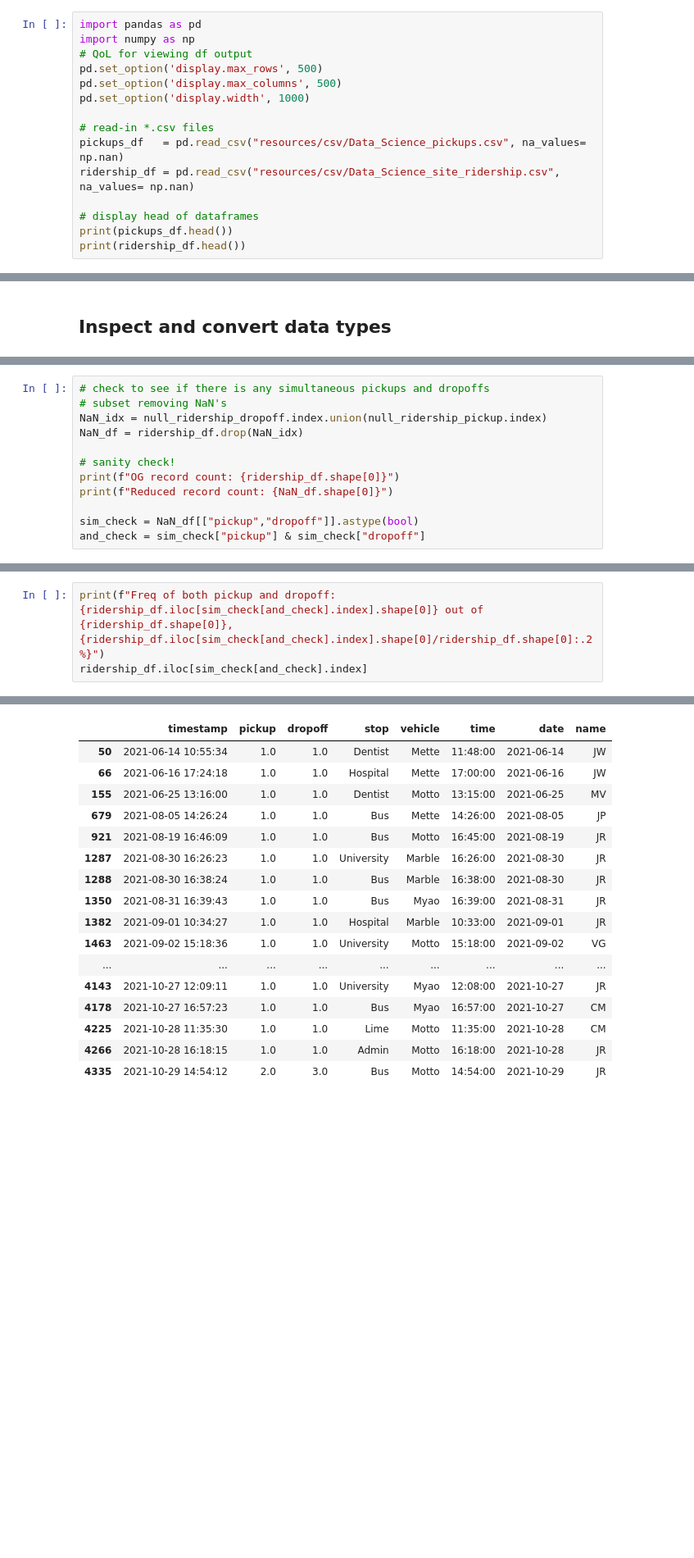
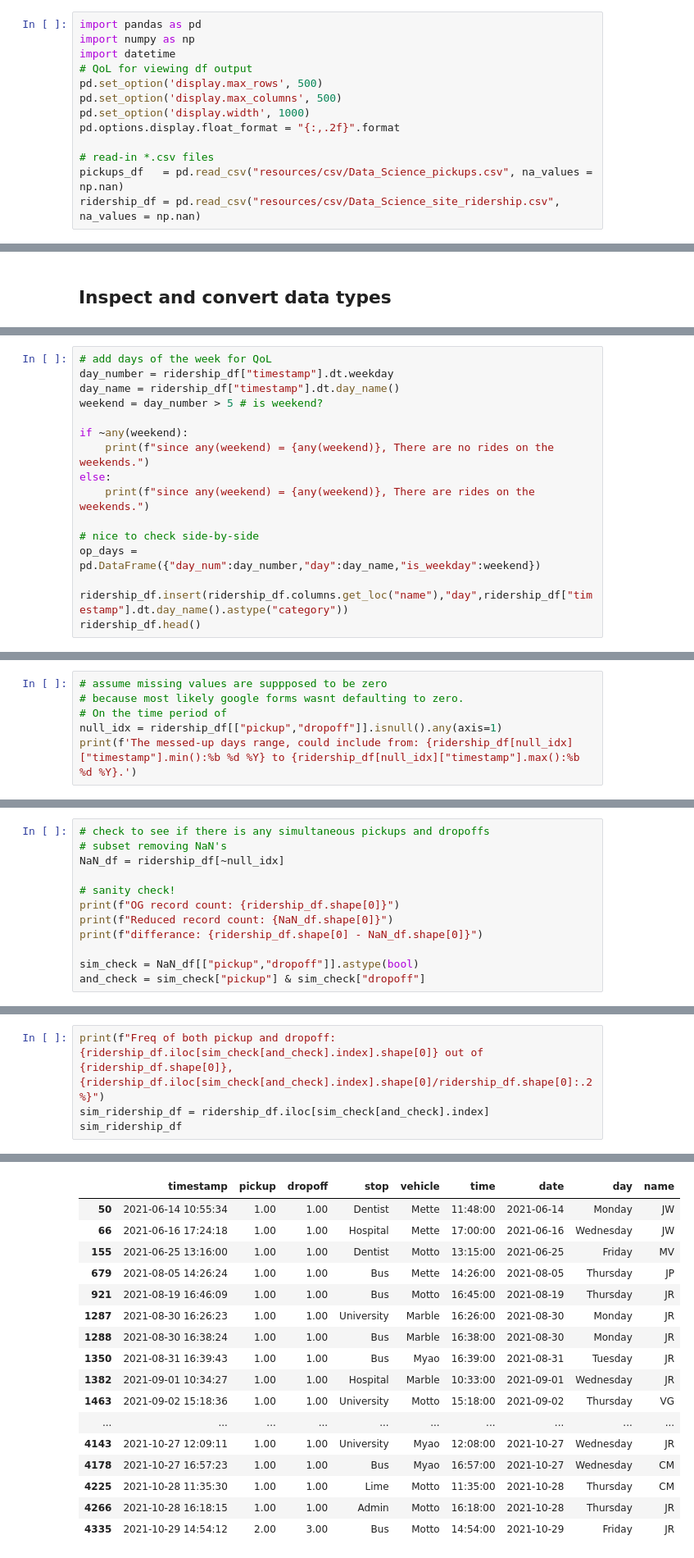
Before and after one commit to jrosilam/MayMobility_TakeHome, a Jupyter notebook: takehome_test.ipynb, the cells around one changed output, grey strips where cells are left out. Shown at 82% size. Cells and saved outputs as stored; diff of their text form; blank space fills up the shorter version.

```diff
--- a/takehome_test.ipynb
+++ b/takehome_test.ipynb
@@ -29,15 +29,13 @@ I just ploted the lat/lon in order from the appendix to give myself a visual aid
 # %%
 import pandas as pd
 import numpy as np
+import datetime
 # QoL for viewing df output
 pd.set_option('display.max_rows', 500)
 pd.set_option('display.max_columns', 500)
 pd.set_option('display.width', 1000)
+pd.options.display.float_format = "{:,.2f}".format
 
 # read-in *.csv files
-pickups_df   = pd.read_csv("resources/csv/Data_Science_pickups.csv", na_values= np.nan)
-ridership_df = pd.read_csv("resources/csv/Data_Science_site_ridership.csv", na_values= np.nan)
-
-# display head of dataframes
-print(pickups_df.head())
-print(ridership_df.head())
+pickups_df   = pd.read_csv("resources/csv/Data_Science_pickups.csv", na_values = np.nan)
+ridership_df = pd.read_csv("resources/csv/Data_Science_site_ridership.csv", na_values = np.nan)
@@ -189,0 +173,16 @@ Missing dropoff data 15 out of 4352 records, 0.34% missing
+# %%
+# add days of the week for QoL
+day_number = ridership_df["timestamp"].dt.weekday
+day_name = ridership_df["timestamp"].dt.day_name()
+weekend = day_number > 5 # is weekend?
+
+if ~any(weekend):
+    print(f"since any(weekend) = {any(weekend)}, There are no rides on the weekends.")
+else:
+    print(f"since any(weekend) = {any(weekend)}, There are rides on the weekends.")
+
+# nice to check side-by-side
+op_days = pd.DataFrame({"day_num":day_number,"day":day_name,"is_weekday":weekend})
+
+ridership_df.insert(ridership_df.columns.get_loc("name"),"day",ridership_df["timestamp"].dt.day_name().astype("category"))
+ridership_df.head()
@@ -249,2 +307,8 @@ Total errors or miussing data in ridership_df is 27.
 | MN | 25.00% | 2 | 8 |
 | HK | 25.00% | 1 | 4 |
+# %%
+# assume missing values are suppposed to be zero
+# because most likely google forms wasnt defaulting to zero.
+# On the time period of
+null_idx = ridership_df[["pickup","dropoff"]].isnull().any(axis=1)
+print(f'The messed-up days range, could include from: {ridership_df[null_idx]["timestamp"].min():%b %d %Y} to {ridership_df[null_idx]["timestamp"].max():%b %d %Y}.')
@@ -251,12 +317,12 @@ Total errors or miussing data in ridership_df is 27.
 # %%
 # check to see if there is any simultaneous pickups and dropoffs
 # subset removing NaN's
-NaN_idx = null_ridership_dropoff.index.union(null_ridership_pickup.index)
-NaN_df = ridership_df.drop(NaN_idx)
+NaN_df = ridership_df[~null_idx]
 
 # sanity check!
 print(f"OG record count: {ridership_df.shape[0]}")
 print(f"Reduced record count: {NaN_df.shape[0]}")
+print(f"differance: {ridership_df.shape[0] - NaN_df.shape[0]}")
 
 sim_check = NaN_df[["pickup","dropoff"]].astype(bool)
 and_check = sim_check["pickup"] & sim_check["dropoff"]
@@ -266,22 +333,23 @@ Reduced record count: 4325
 # %%
 print(f"Freq of both pickup and dropoff: {ridership_df.iloc[sim_check[and_check].index].shape[0]} out of {ridership_df.shape[0]}, {ridership_df.iloc[sim_check[and_check].index].shape[0]/ridership_df.shape[0]:.2%}")
-ridership_df.iloc[sim_check[and_check].index]
+sim_ridership_df = ridership_df.iloc[sim_check[and_check].index]
+sim_ridership_df
 # %% [output]
 Freq of both pickup and dropoff: 74 out of 4352, 1.70%
-|  | timestamp | pickup | dropoff | stop | vehicle | time | date | name |
-| 50 | 2021-06-14 10:55:34 | 1.0 | 1.0 | Dentist | Mette | 11:48:00 | 2021-06-14 | JW |
-| 66 | 2021-06-16 17:24:18 | 1.0 | 1.0 | Hospital | Mette | 17:00:00 | 2021-06-16 | JW |
-| 155 | 2021-06-25 13:16:00 | 1.0 | 1.0 | Dentist | Motto | 13:15:00 | 2021-06-25 | MV |
-| 679 | 2021-08-05 14:26:24 | 1.0 | 1.0 | Bus | Mette | 14:26:00 | 2021-08-05 | JP |
-| 921 | 2021-08-19 16:46:09 | 1.0 | 1.0 | Bus | Motto | 16:45:00 | 2021-08-19 | JR |
-| 1287 | 2021-08-30 16:26:23 | 1.0 | 1.0 | University | Marble | 16:26:00 | 2021-08-30 | JR |
-| 1288 | 2021-08-30 16:38:24 | 1.0 | 1.0 | Bus | Marble | 16:38:00 | 2021-08-30 | JR |
-| 1350 | 2021-08-31 16:39:43 | 1.0 | 1.0 | Bus | Myao | 16:39:00 | 2021-08-31 | JR |
-| 1382 | 2021-09-01 10:34:27 | 1.0 | 1.0 | Hospital | Marble | 10:33:00 | 2021-09-01 | JR |
-| 1463 | 2021-09-02 15:18:36 | 1.0 | 1.0 | University | Motto | 15:18:00 | 2021-09-02 | VG |
-| ... | ... | ... | ... | ... | ... | ... | ... | ... |
-| 4143 | 2021-10-27 12:09:11 | 1.0 | 1.0 | University | Myao | 12:08:00 | 2021-10-27 | JR |
-| 4178 | 2021-10-27 16:57:23 | 1.0 | 1.0 | Bus | Myao | 16:57:00 | 2021-10-27 | CM |
-| 4225 | 2021-10-28 11:35:30 | 1.0 | 1.0 | Lime | Motto | 11:35:00 | 2021-10-28 | CM |
-| 4266 | 2021-10-28 16:18:15 | 1.0 | 1.0 | Admin | Motto | 16:18:00 | 2021-10-28 | JR |
-| 4335 | 2021-10-29 14:54:12 | 2.0 | 3.0 | Bus | Motto | 14:54:00 | 2021-10-29 | JR |
+|  | timestamp | pickup | dropoff | stop | vehicle | time | date | day | name |
+| 50 | 2021-06-14 10:55:34 | 1.00 | 1.00 | Dentist | Mette | 11:48:00 | 2021-06-14 | Monday | JW |
+| 66 | 2021-06-16 17:24:18 | 1.00 | 1.00 | Hospital | Mette | 17:00:00 | 2021-06-16 | Wednesday | JW |
+| 155 | 2021-06-25 13:16:00 | 1.00 | 1.00 | Dentist | Motto | 13:15:00 | 2021-06-25 | Friday | MV |
+| 679 | 2021-08-05 14:26:24 | 1.00 | 1.00 | Bus | Mette | 14:26:00 | 2021-08-05 | Thursday | JP |
+| 921 | 2021-08-19 16:46:09 | 1.00 | 1.00 | Bus | Motto | 16:45:00 | 2021-08-19 | Thursday | JR |
+| 1287 | 2021-08-30 16:26:23 | 1.00 | 1.00 | University | Marble | 16:26:00 | 2021-08-30 | Monday | JR |
+| 1288 | 2021-08-30 16:38:24 | 1.00 | 1.00 | Bus | Marble | 16:38:00 | 2021-08-30 | Monday | JR |
+| 1350 | 2021-08-31 16:39:43 | 1.00 | 1.00 | Bus | Myao | 16:39:00 | 2021-08-31 | Tuesday | JR |
+| 1382 | 2021-09-01 10:34:27 | 1.00 | 1.00 | Hospital | Marble | 10:33:00 | 2021-09-01 | Wednesday | JR |
+| 1463 | 2021-09-02 15:18:36 | 1.00 | 1.00 | University | Motto | 15:18:00 | 2021-09-02 | Thursday | VG |
+| ... | ... | ... | ... | ... | ... | ... | ... | ... | ... |
+| 4143 | 2021-10-27 12:09:11 | 1.00 | 1.00 | University | Myao | 12:08:00 | 2021-10-27 | Wednesday | JR |
+| 4178 | 2021-10-27 16:57:23 | 1.00 | 1.00 | Bus | Myao | 16:57:00 | 2021-10-27 | Wednesday | CM |
+| 4225 | 2021-10-28 11:35:30 | 1.00 | 1.00 | Lime | Motto | 11:35:00 | 2021-10-28 | Thursday | CM |
+| 4266 | 2021-10-28 16:18:15 | 1.00 | 1.00 | Admin | Motto | 16:18:00 | 2021-10-28 | Thursday | JR |
+| 4335 | 2021-10-29 14:54:12 | 2.00 | 3.00 | Bus | Motto | 14:54:00 | 2021-10-29 | Friday | JR |
```
Also changed, not shown: parts of 16 cells of this notebook.
